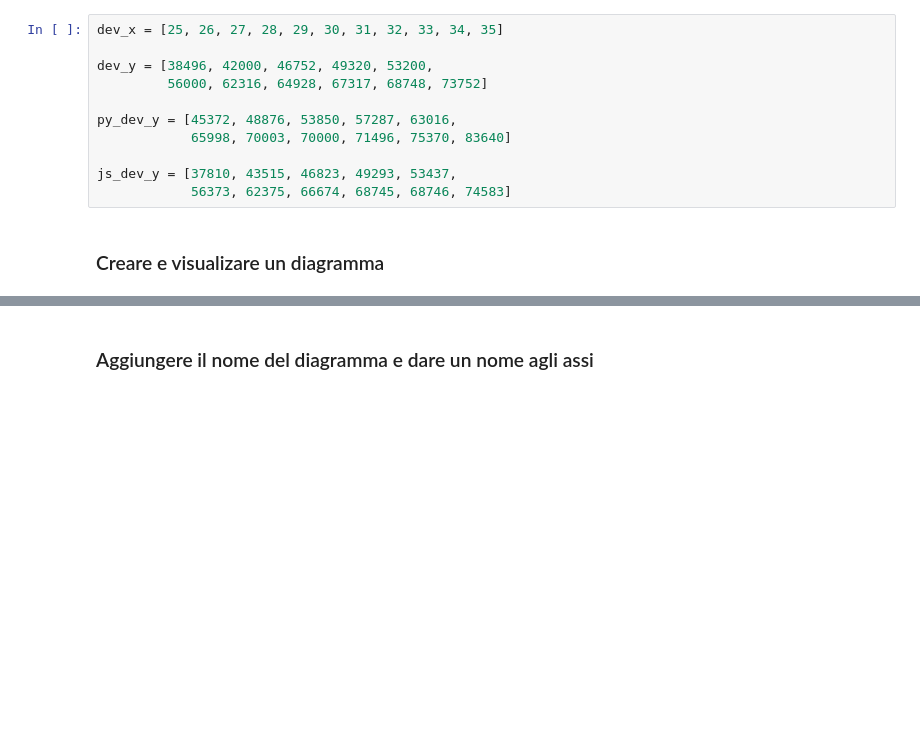
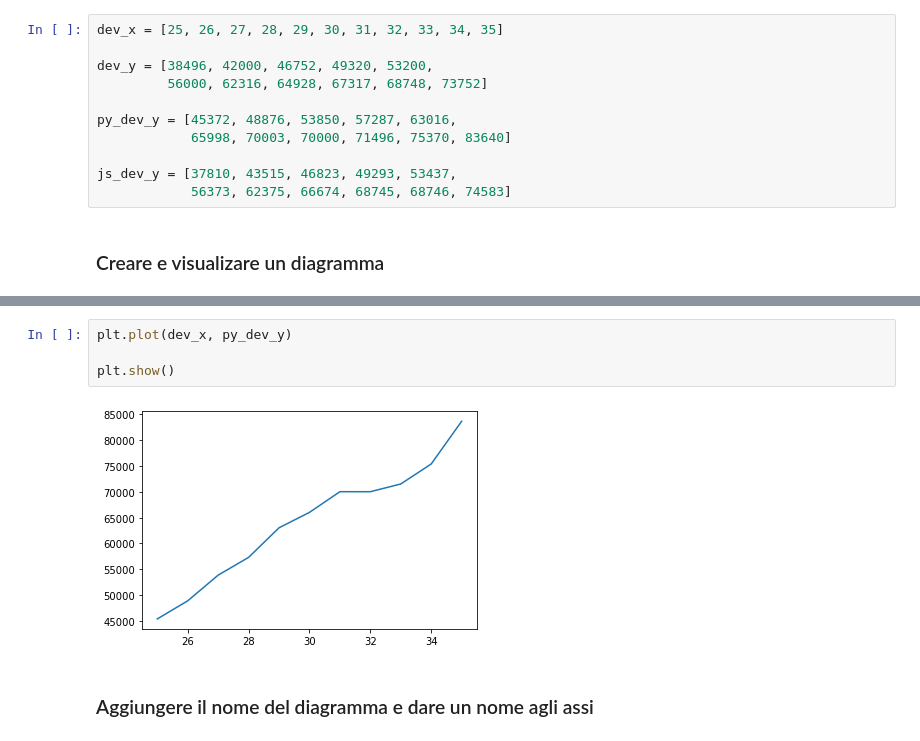
Before and after one commit to SGiuri/ML_PD-2122, a Jupyter notebook: ML_PD-01-IntroduzioneAllaDataScience/ML_PD-ds07-Matplotlib.ipynb, the cells around one changed output, grey strips where cells are left out. Drawn from its saved outputs; the diff is of its cells as text; blank space fills up the shorter version.

```diff
--- a/ML_PD-01-IntroduzioneAllaDataScience/ML_PD-ds07-Matplotlib.ipynb
+++ b/ML_PD-01-IntroduzioneAllaDataScience/ML_PD-ds07-Matplotlib.ipynb
@@ -30,2 +39,8 @@ js_dev_y = [37810, 43515, 46823, 49293, 53437,
+# %%
+plt.plot(dev_x, py_dev_y)
+
+plt.show()
+# %% [output]
+[figure, added]
 # %% [markdown]
 ### Aggiungere il nome del diagramma e dare un nome agli assi
```
Also changed, not shown: parts of 14 cells of this notebook.
